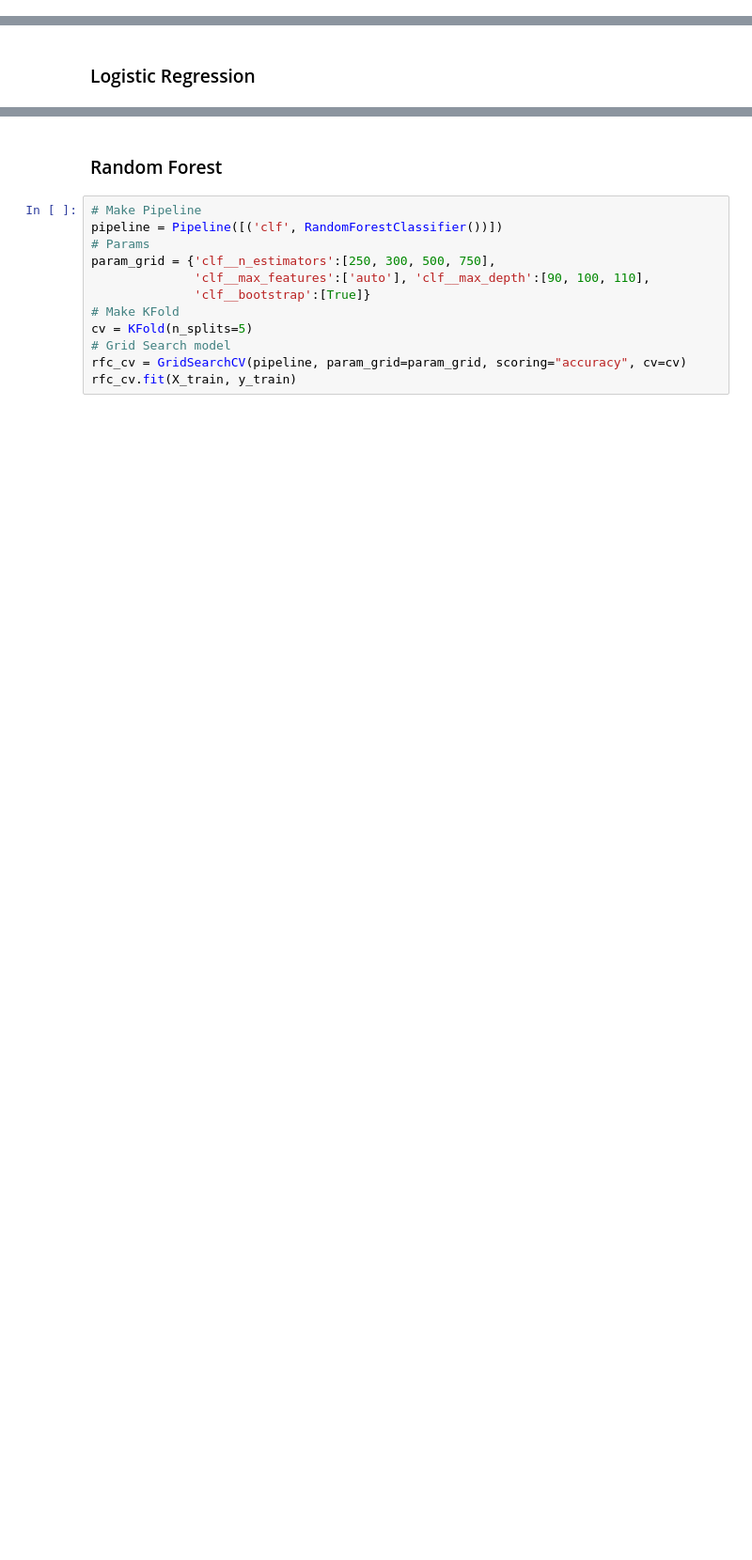
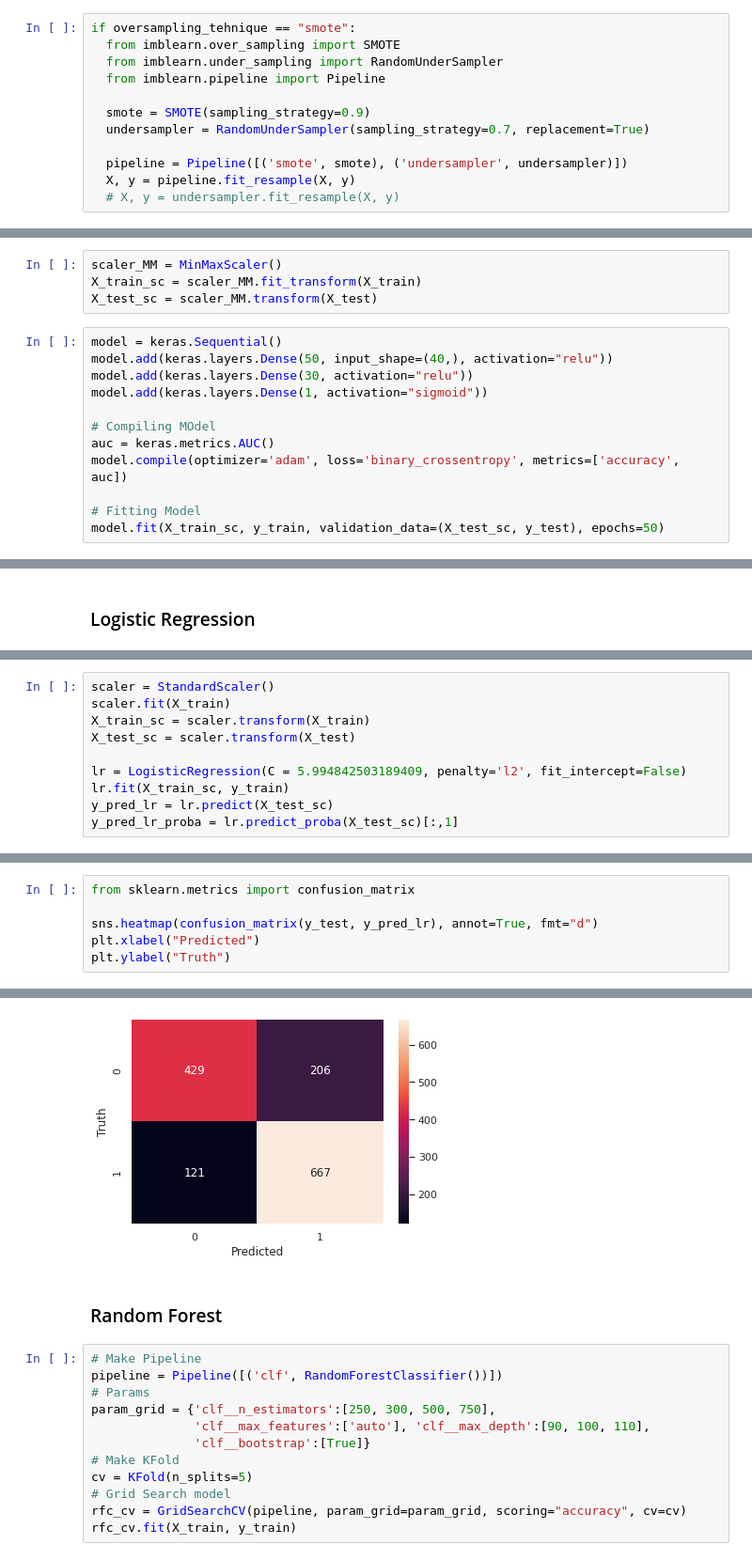
Before and after one commit to pudja2001/churn-prediction, a Jupyter notebook: Churn_Prediction.ipynb, the cells around one changed output, grey strips where cells are left out. Shown at 94% size. Cells and saved outputs as stored; diff of their text form; blank space fills up the shorter version.

```diff
--- a/Churn_Prediction.ipynb
+++ b/Churn_Prediction.ipynb
@@ -549 +574,13 @@ Name: Churn, dtype: float64
+# %%
+if oversampling_tehnique == "smote":
+  from imblearn.over_sampling import SMOTE
+  from imblearn.under_sampling import RandomUnderSampler
+  from imblearn.pipeline import Pipeline
+
+  smote = SMOTE(sampling_strategy=0.9)
+  undersampler = RandomUnderSampler(sampling_strategy=0.7, replacement=True)
+
+  pipeline = Pipeline([('smote', smote), ('undersampler', undersampler)])
+  X, y = pipeline.fit_resample(X, y)
+  # X, y = undersampler.fit_resample(X, y)
 # %%
@@ -577,0 +617,16 @@ False
+# %%
+scaler_MM = MinMaxScaler()
+X_train_sc = scaler_MM.fit_transform(X_train)
+X_test_sc = scaler_MM.transform(X_test)
+# %%
+model = keras.Sequential()
+model.add(keras.layers.Dense(50, input_shape=(40,), activation="relu"))
+model.add(keras.layers.Dense(30, activation="relu"))
+model.add(keras.layers.Dense(1, activation="sigmoid"))
+
+# Compiling MOdel
+auc = keras.metrics.AUC()
+model.compile(optimizer='adam', loss='binary_crossentropy', metrics=['accuracy', auc])
+
+# Fitting Model
+model.fit(X_train_sc, y_train, validation_data=(X_test_sc, y_test), epochs=50)
@@ -645 +712,11 @@ logreg_cv.best_params_, logreg_cv.best_score_
+# %%
+scaler = StandardScaler()
+scaler.fit(X_train)
+X_train_sc = scaler.transform(X_train)
+X_test_sc = scaler.transform(X_test)
+
+lr = LogisticRegression(C = 5.994842503189409, penalty='l2', fit_intercept=False)
+lr.fit(X_train_sc, y_train)
+y_pred_lr = lr.predict(X_test_sc)
+y_pred_lr_proba = lr.predict_proba(X_test_sc)[:,1]
 # %%
@@ -648,0 +724,7 @@ accuracy_score(y_test, logreg_cv.predict(X_test))
+# %%
+from sklearn.metrics import confusion_matrix
+
+sns.heatmap(confusion_matrix(y_test, y_pred_lr), annot=True, fmt="d")
+plt.xlabel("Predicted")
+plt.ylabel("Truth")
+# %% [output]
@@ -649,3 +732,4 @@ accuracy_score(y_test, logreg_cv.predict(X_test))
+[figure, added]
 # %% [markdown]
 ### Random Forest
 # %%
```
Also changed, not shown: parts of 77 cells of this notebook.
